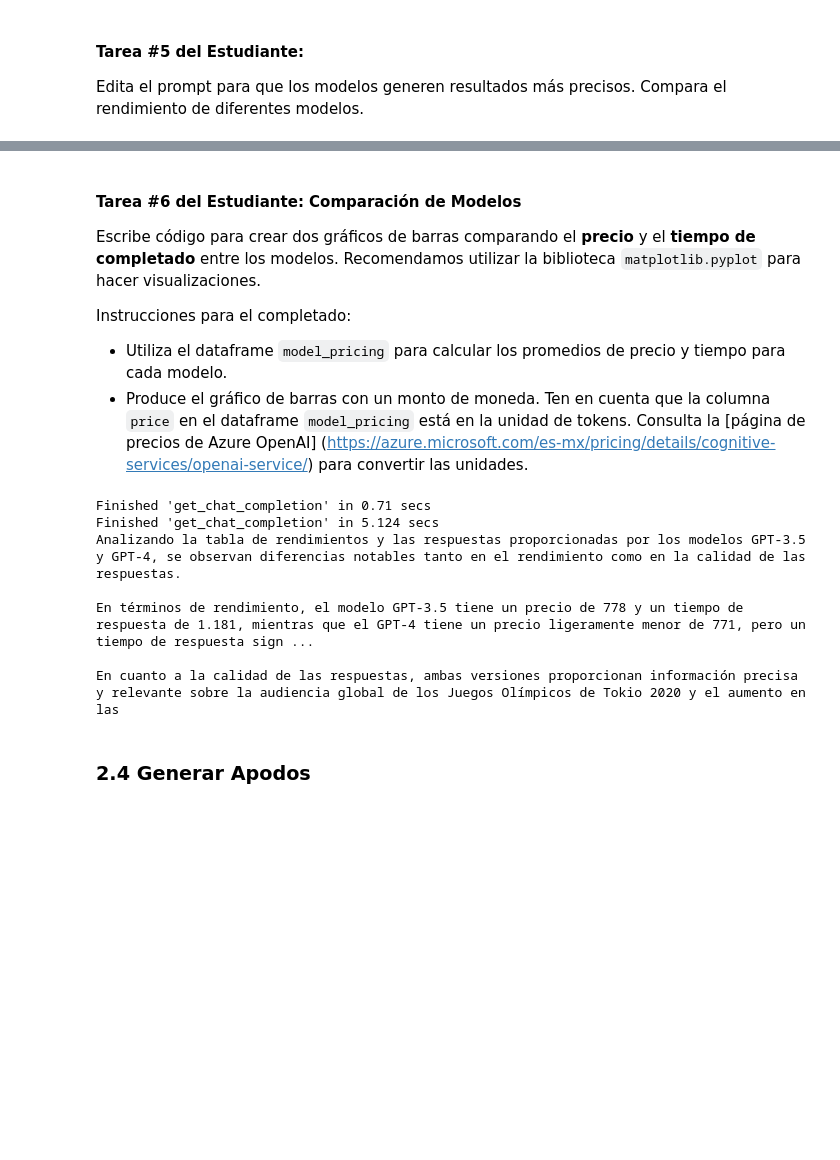
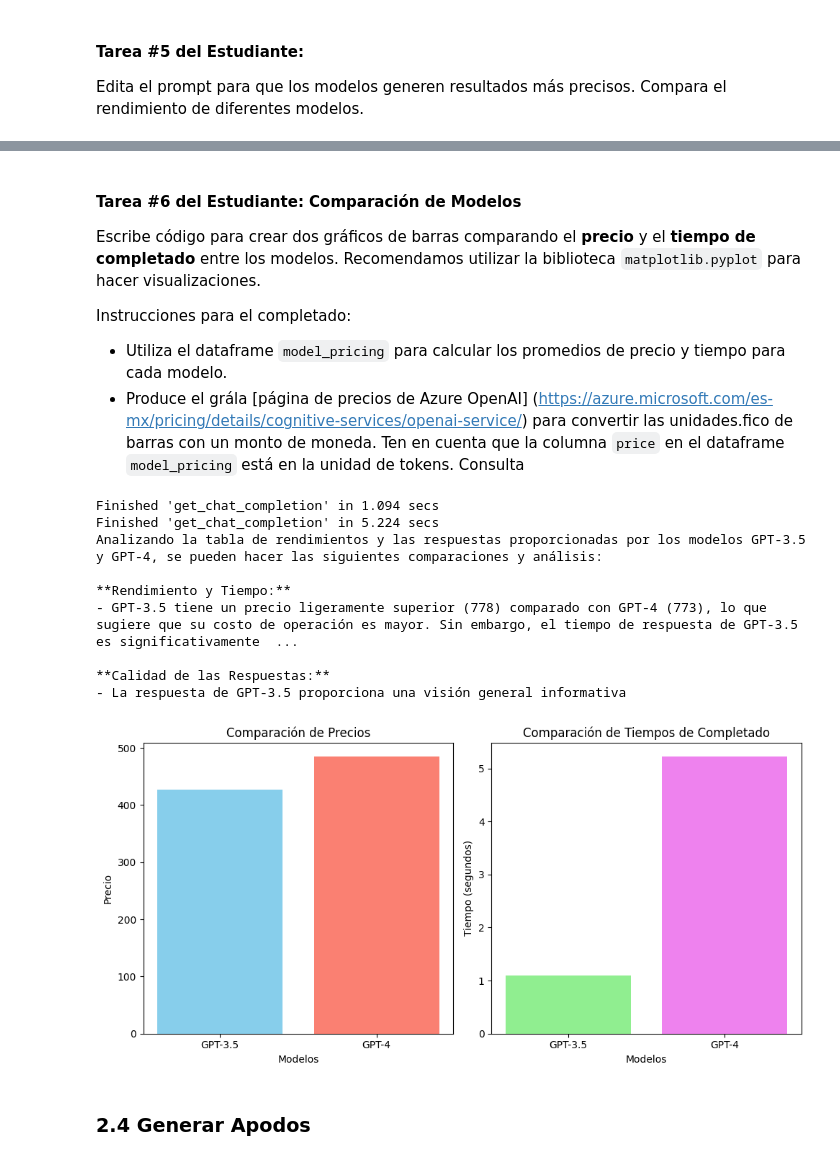
Before and after one commit to anidroid1184/whth-oai-anidroid1184, a Jupyter notebook: notebooks/CH-02-ModelComparison.ipynb, the cells around one changed output, grey strips where cells are left out. Saved outputs shown, nothing was run; the diff lists cells and outputs as text; code cells hidden in the pictures; blank space fills up the shorter version.

```diff
--- a/notebooks/CH-02-ModelComparison.ipynb
+++ b/notebooks/CH-02-ModelComparison.ipynb
@@ -484,31 +490,63 @@ Escribe código para crear dos gráficos de barras comparando el **precio** y el
 Instrucciones para el completado:
 
 * Utiliza el dataframe `model_pricing` para calcular los promedios de precio y tiempo para cada modelo.
-* Produce el gráfico de barras con un monto de moneda. Ten en cuenta que la columna `price` en el dataframe `model_pricing` está en la unidad de tokens. Consulta la [página de precios de Azure OpenAI] (https://azure.microsoft.com/es-mx/pricing/details/cognitive-services/openai-service/) para convertir las unidades.
+* Produce el grála [página de precios de Azure OpenAI] (https://azure.microsoft.com/es-mx/pricing/details/cognitive-services/openai-service/) para convertir las unidades.fico de barras con un monto de moneda. Ten en cuenta que la columna `price` en el dataframe `model_pricing` está en la unidad de tokens. Consulta
 # %%
 """ TAREA DEL ESTUDIANTE """
 
 import matplotlib.pyplot as plt
 
 
 
-### 1. Gráfica de barras para comparar el precio
+
 promt = f"""
-Escribe código para crear dos gráficos de barras comparando el **precio** y el **tiempo de completado** entre los modelos. Recomendamos utilizar la biblioteca `matplotlib.pyplot` para hacer visualizaciones.
+Escribe código para crear dos gráficos de barras comparando el **precio** y el **tiempo de completado** entre los modelos. Recomendamos utilizar la biblioteca matplotlib.pyplot para hacer visualizaciones.
 
 """
 gpt35_response, gpt35_price, gpt35_time = get_chat_completion(prompt, model=chat_model)
 gpt4_response, gpt4_price, gpt4_time = get_chat_completion(prompt, model=chat_model2)
 print(gpt4_response)
+
+### 1. Gráfica de barras para comparar el precio
+
 ### 2. Gráfica de barras para comparar el tiempo de completado
+
+import matplotlib.pyplot as plt
+
+# Datos de los modelos
+modelos = ['GPT-3.5', 'GPT-4']
+precios = [gpt35_price, gpt4_price]
+tiempos = [gpt35_time, gpt4_time]
+
+# Gráfica de barras para comparar el precio
+plt.figure(figsize=(10, 5))
+
+plt.subplot(1, 2, 1)
+plt.bar(modelos, precios, color=['skyblue', 'salmon'])
+plt.title('Comparación de Precios')
+plt.ylabel('Precio')
+plt.xlabel('Modelos')
+
+# Gráfica de barras para comparar el tiempo de completado
+plt.subplot(1, 2, 2)
+plt.bar(modelos, tiempos, color=['lightgreen', 'violet'])
+plt.title('Comparación de Tiempos de Completado')
+plt.ylabel('Tiempo (segundos)')
+plt.xlabel('Modelos')
+
+plt.tight_layout()
+plt.show()
 # %% [output]
-Finished 'get_chat_completion' in 0.71 secs
-Finished 'get_chat_completion' in 5.124 secs
-Analizando la tabla de rendimientos y las respuestas proporcionadas por los modelos GPT-3.5 y GPT-4, se observan diferencias notables tanto en el rendimiento como en la calidad de las respuestas.
+Finished 'get_chat_completion' in 1.094 secs
+Finished 'get_chat_completion' in 5.224 secs
+Analizando la tabla de rendimientos y las respuestas proporcionadas por los modelos GPT-3.5 y GPT-4, se pueden hacer las siguientes comparaciones y análisis:
 
-En términos de rendimiento, el modelo GPT-3.5 tiene un precio de 778 y un tiempo de respuesta de 1.181, mientras que el GPT-4 tiene un precio ligeramente menor de 771, pero un tiempo de respuesta sign ...
+**Rendimiento y Tiempo:**
+- GPT-3.5 tiene un precio ligeramente superior (778) comparado con GPT-4 (773), lo que sugiere que su costo de operación es mayor. Sin embargo, el tiempo de respuesta de GPT-3.5 es significativamente  ...
 
-En cuanto a la calidad de las respuestas, ambas versiones proporcionan información precisa y relevante sobre la audiencia global de los Juegos Olímpicos de Tokio 2020 y el aumento en las
+**Calidad de las Respuestas:**
+- La respuesta de GPT-3.5 proporciona una visión general informativa
+[figure, added]
 # %% [markdown]
 ### 2.4 Generar Apodos
 # %% [markdown]
```
Also changed, not shown: parts of 14 cells of this notebook, 1 other file.
